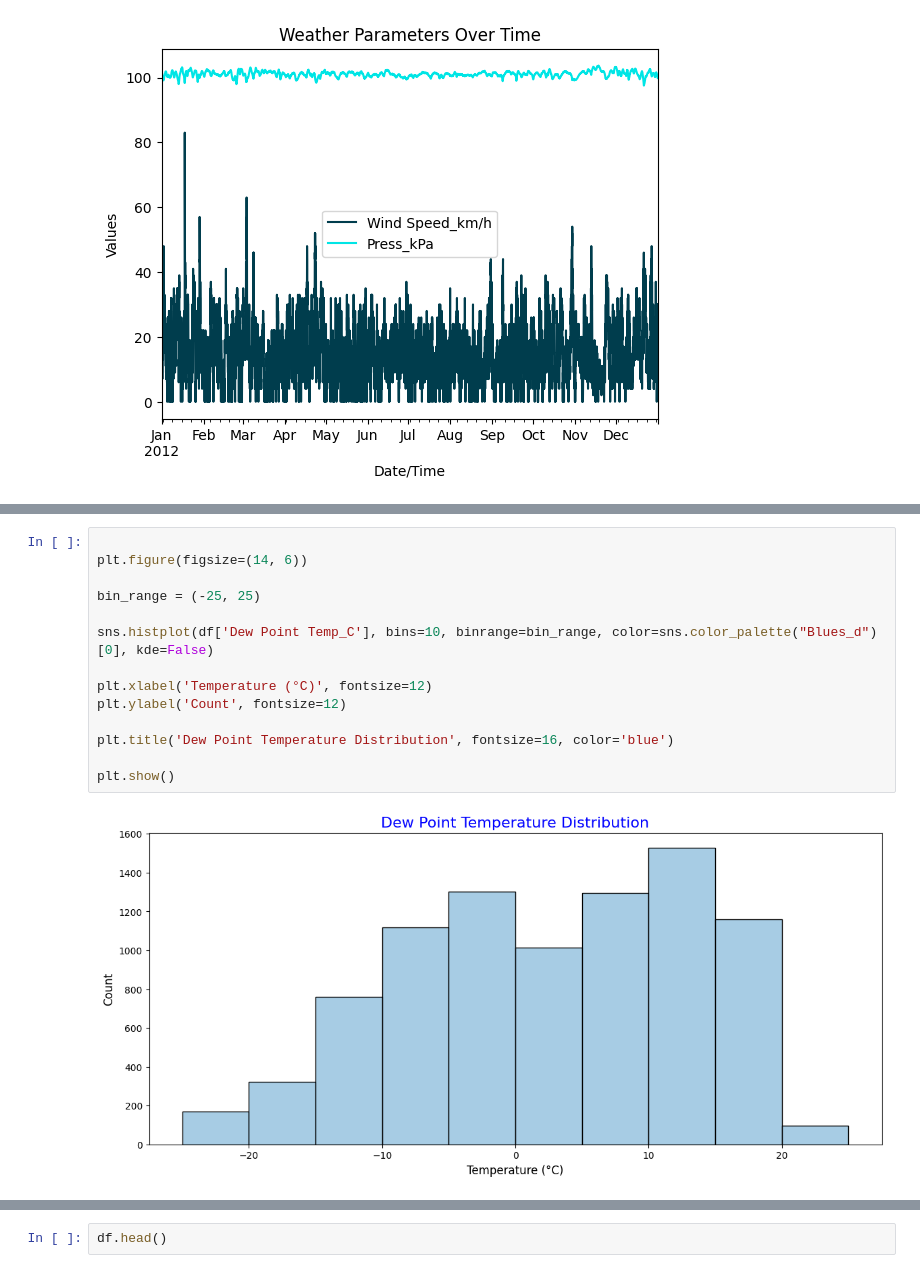
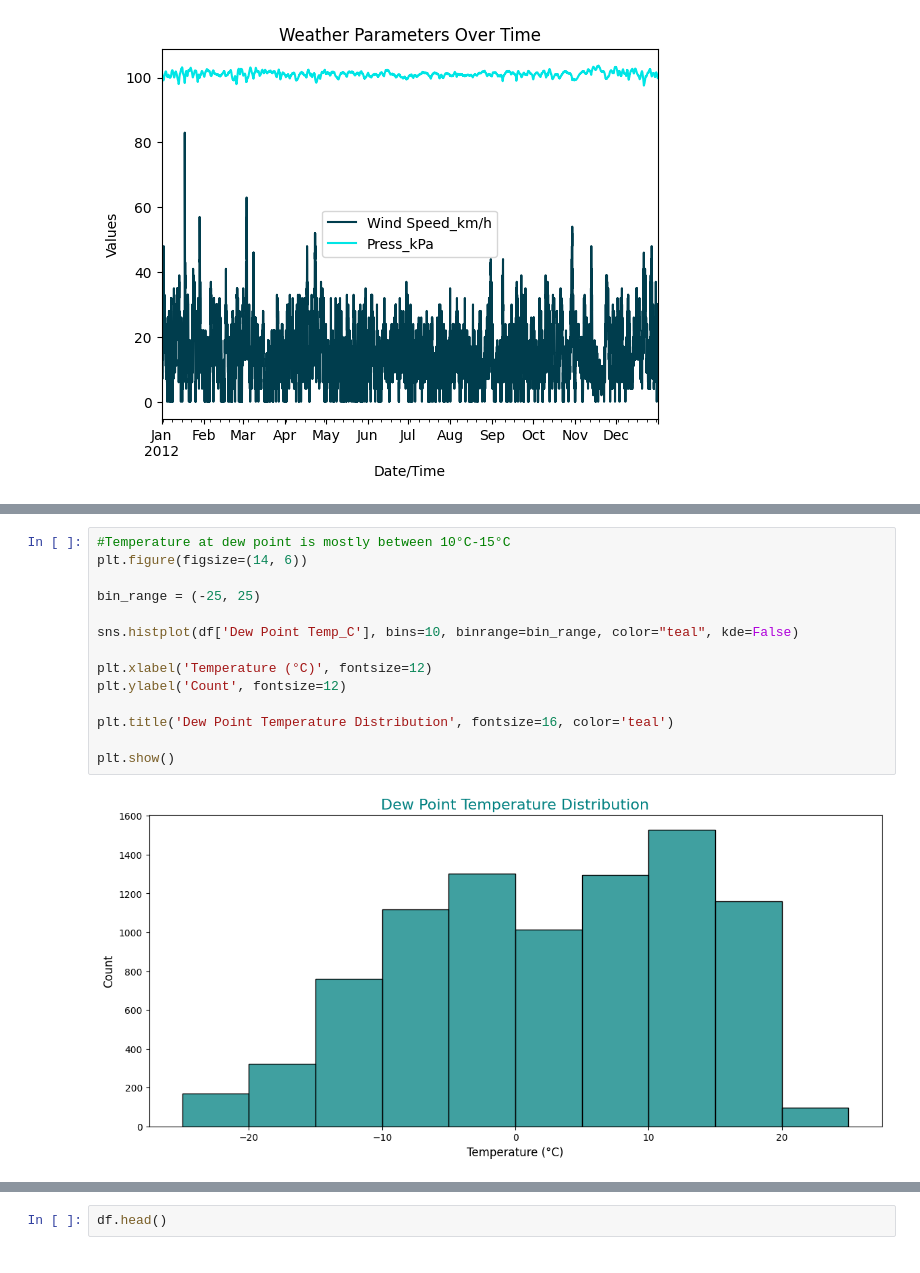
Before and after one commit to Moraa-Ke/Weather-Insights-, a Jupyter notebook: Weather_Insights.ipynb, the cells around one changed output, grey strips where cells are left out. Cells and saved outputs as stored; diff of their text form.

```diff
--- a/Weather_Insights.ipynb
+++ b/Weather_Insights.ipynb
@@ -373,16 +401,16 @@ plt.show()
 # %%
-
+#Temperature at dew point is mostly between 10°C-15°C
 plt.figure(figsize=(14, 6))
 
 bin_range = (-25, 25)
 
-sns.histplot(df['Dew Point Temp_C'], bins=10, binrange=bin_range, color=sns.color_palette("Blues_d")[0], kde=False)
+sns.histplot(df['Dew Point Temp_C'], bins=10, binrange=bin_range, color="teal", kde=False)
 
 plt.xlabel('Temperature (°C)', fontsize=12)
 plt.ylabel('Count', fontsize=12)
 
-plt.title('Dew Point Temperature Distribution', fontsize=16, color='blue')
+plt.title('Dew Point Temperature Distribution', fontsize=16, color='teal')
 
 plt.show()
 # %% [output]
-[figure, old version]
+[figure, new version]
```
Also changed, not shown: parts of 9 cells of this notebook.
